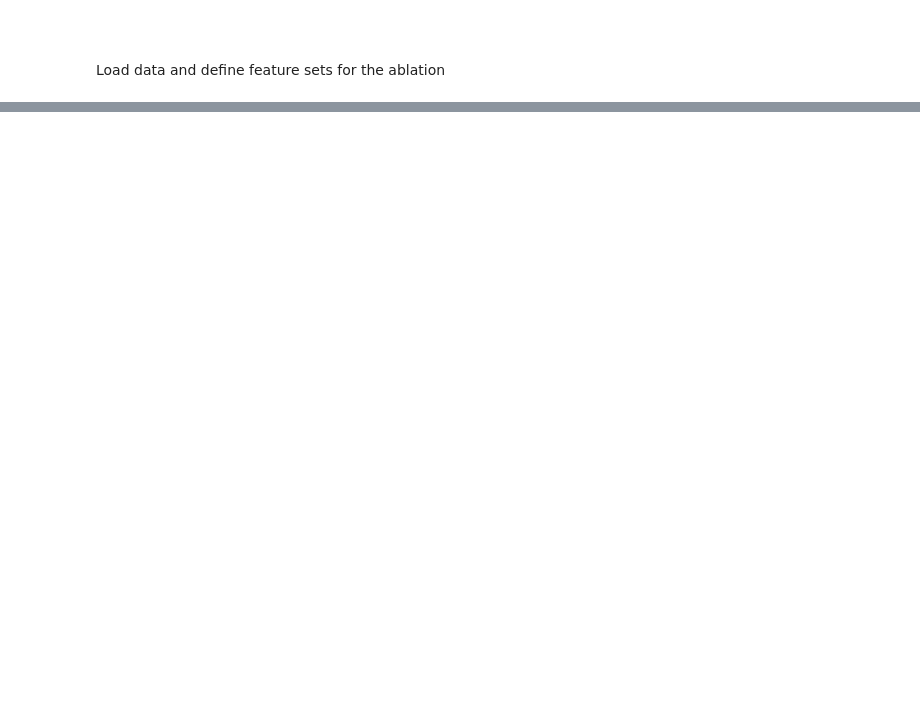
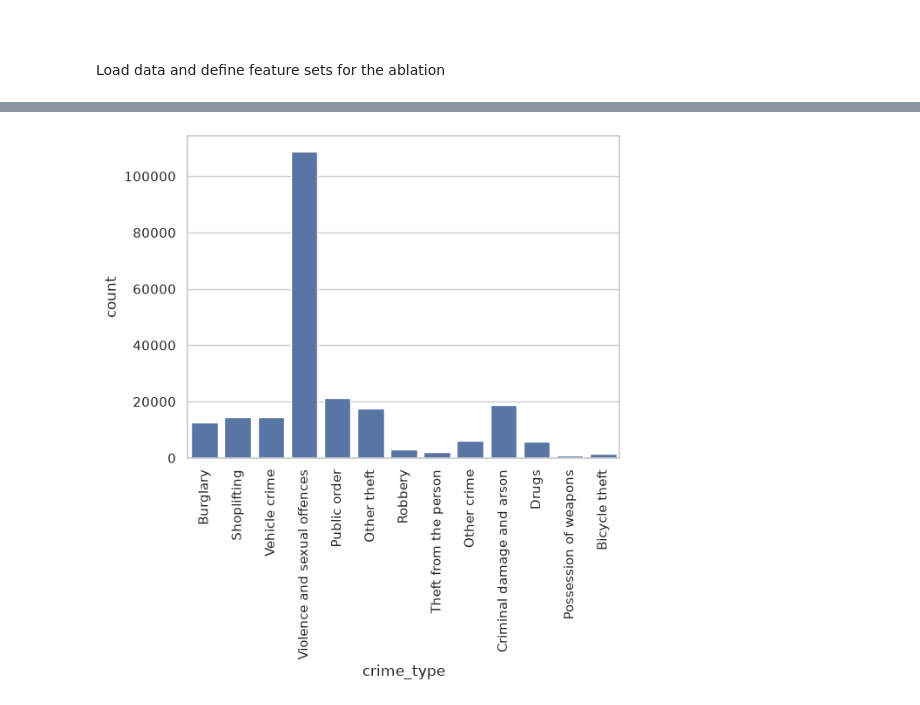
Before and after one commit to AnupmaDS1/Xmus-Jaxon-Flaxon-Waxon, a Jupyter notebook: Notebooks/03_EDAand.ipynb, the cells around one changed output, grey strips where cells are left out. Drawn from its saved outputs; the diff is of its cells as text; code cells hidden in the pictures; blank space fills up the shorter version.

```diff
--- a/Notebooks/03_EDAand.ipynb
+++ b/Notebooks/03_EDAand.ipynb
@@ -18,0 +56,6 @@ print(model_df_binary.columns.tolist())
+# %%
+sns.countplot(data=model_df_binary, x='crime_type')
+plt.xticks(rotation=90)
+plt.show()
+# %% [output]
+[figure, added]
```
Also changed, not shown: parts of 11 cells of this notebook, 7 other files.
